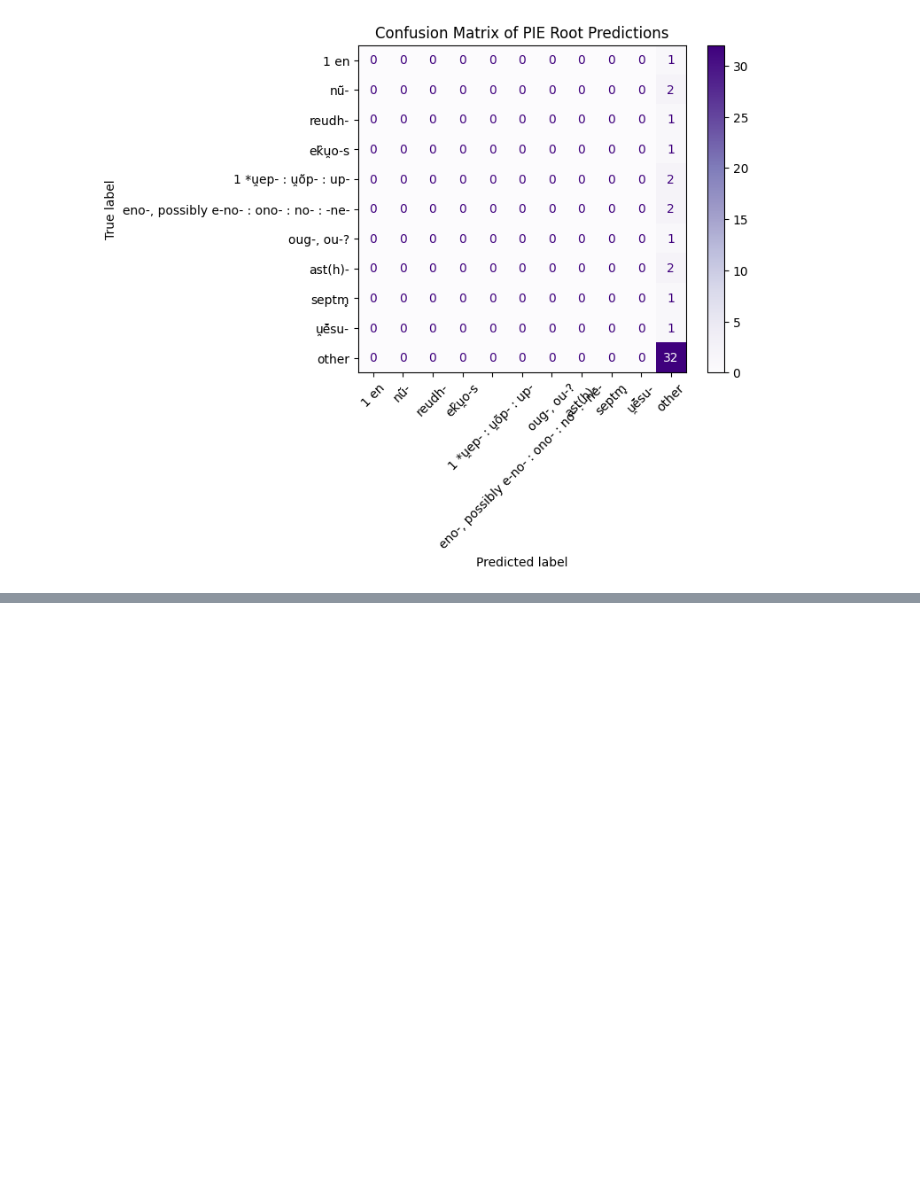
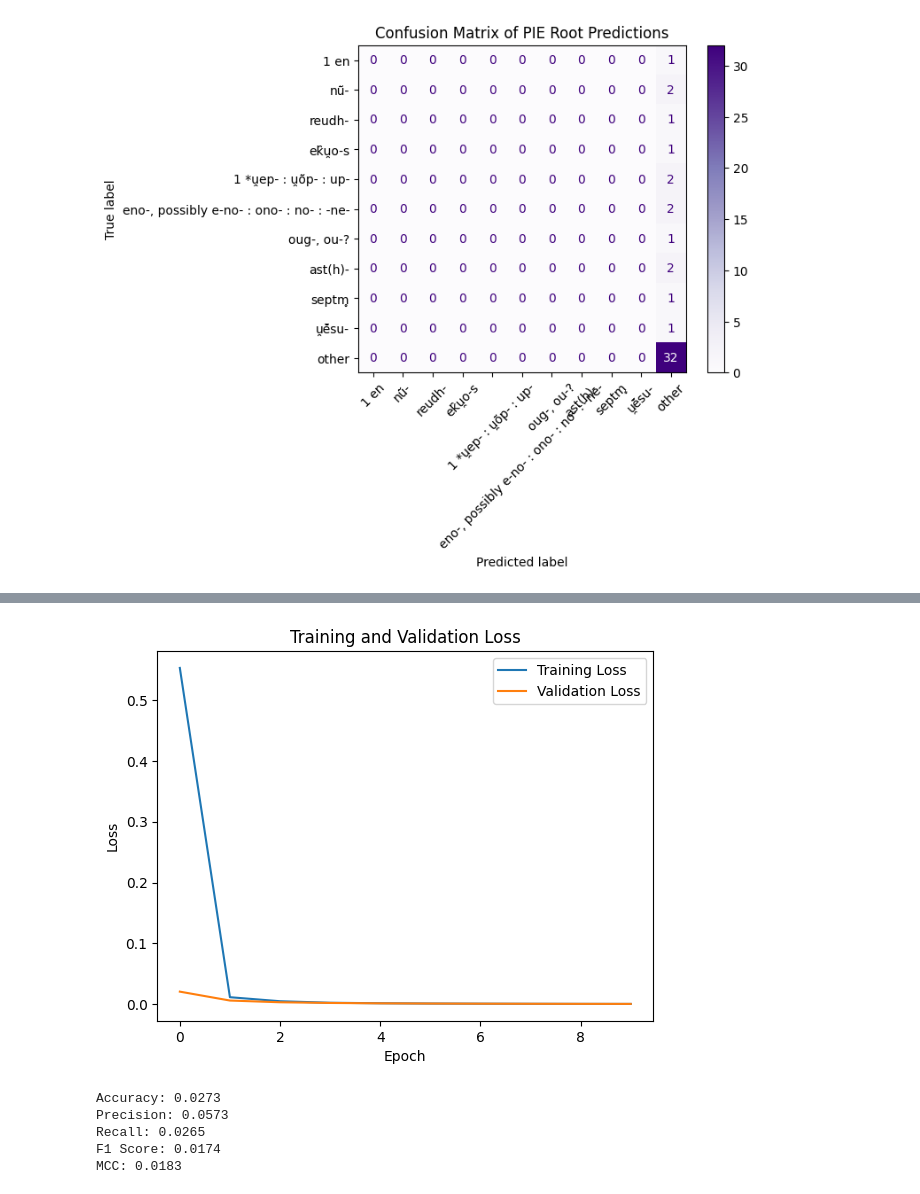
Before and after one commit to farhanarrafi/proto-language-reconstruction-using-bengali-dialects, a Jupyter notebook: colab/Proto_language_reconstruction.ipynb, the cells around one changed output, grey strips where cells are left out. Saved outputs shown, nothing was run; the diff lists cells and outputs as text; code cells hidden in the pictures; blank space fills up the shorter version.

```diff
--- a/colab/Proto_language_reconstruction.ipynb
+++ b/colab/Proto_language_reconstruction.ipynb
@@ -396,3 +400,13 @@ plt.title("Confusion Matrix of PIE Root Predictions")
 plt.show()
 # %% [output]
 [figure]
+# %%
+inputs = bangla_w_pie_root['bangla_speech_ipa'] + " " + bangla_w_pie_root['barishal_ipa'] + " " + bangla_w_pie_root['sylhet_ipa'] + " " + bangla_w_pie_root['mymensingh_ipa'] + " " + bangla_w_pie_root['noakhali_ipa'] + " " + bangla_w_pie_root['chittagong_ipa']
+targets = bangla_w_pie_root['PIE_root']
+
+# Build character-level vocab
+all_text = ''.join(inputs) + ''.join(targets)
+vocab = set(all_text)
+vocab_size = len(vocab)
+char_to_idx = {char: idx for idx, char in enumerate(vocab)}
+idx_to_char = {idx: char for char, idx in char_to_idx.items()}
@@ -398,0 +430,2 @@ plt.show()
+# %%
+train_inputs, test_inputs, train_targets, test_targets = train_test_split(input_seqs_padded, target_seqs_padded, test_size=0.1)
@@ -398,0 +464,19 @@ plt.show()
+# %%
+# Prepare DataLoader
+class CognateDataset(torch.utils.data.Dataset):
+    def __init__(self, input_tensor, target_tensor):
+        self.inputs = input_tensor
+        self.targets = target_tensor
+
+    def __len__(self):
+        return len(self.inputs)
+
+    def __getitem__(self, idx):
+        # Make sure to return tensors
+        return torch.tensor(self.inputs[idx], dtype=torch.long), torch.tensor(self.targets[idx], dtype=torch.long)
+# %%
+train_dataset = CognateDataset(train_inputs, train_targets)
+train_loader = DataLoader(train_dataset, batch_size=2, shuffle=True)
+
+test_dataset = CognateDataset(test_inputs, test_targets)
+test_loader = DataLoader(test_dataset, batch_size=2, shuffle=False)
@@ -398,0 +531,11 @@ plt.show()
+# %%
+# Plotting the loss curves
+plt.plot(train_losses, label="Training Loss")
+plt.plot(val_losses, label="Validation Loss")
+plt.xlabel("Epoch")
+plt.ylabel("Loss")
+plt.legend()
+plt.title("Training and Validation Loss")
+plt.show()
+# %% [output]
+[figure, added]
@@ -398,0 +565,35 @@ plt.show()
+# %%
+# Flatten all characters
+flat_preds = ''.join(all_preds)
+flat_targets = ''.join(all_targets)
+
+# Ensure lengths match
+min_len = min(len(flat_preds), len(flat_targets))
+flat_preds = flat_preds[:min_len]
+flat_targets = flat_targets[:min_len]
+
+# Convert characters to indices
+char_set = list(set(flat_preds + flat_targets))
+char_to_label = {ch: i for i, ch in enumerate(char_set)}
+
+y_true = [char_to_label[c] for c in flat_targets]
+y_pred = [char_to_label[c] for c in flat_preds]
+
+# Compute metrics
+acc = accuracy_score(y_true, y_pred)
+precision = precision_score(y_true, y_pred, average='macro')
+recall = recall_score(y_true, y_pred, average='macro')
+f1 = f1_score(y_true, y_pred, average='macro')
+mcc = matthews_corrcoef(y_true, y_pred)
+
+print(f"Accuracy: {acc:.4f}")
+print(f"Precision: {precision:.4f}")
+print(f"Recall: {recall:.4f}")
+print(f"F1 Score: {f1:.4f}")
+print(f"MCC: {mcc:.4f}")
+# %% [output]
+Accuracy: 0.0273
+Precision: 0.0573
+Recall: 0.0265
+F1 Score: 0.0174
+MCC: 0.0183
```
Also changed, not shown: parts of 8 cells of this notebook.
